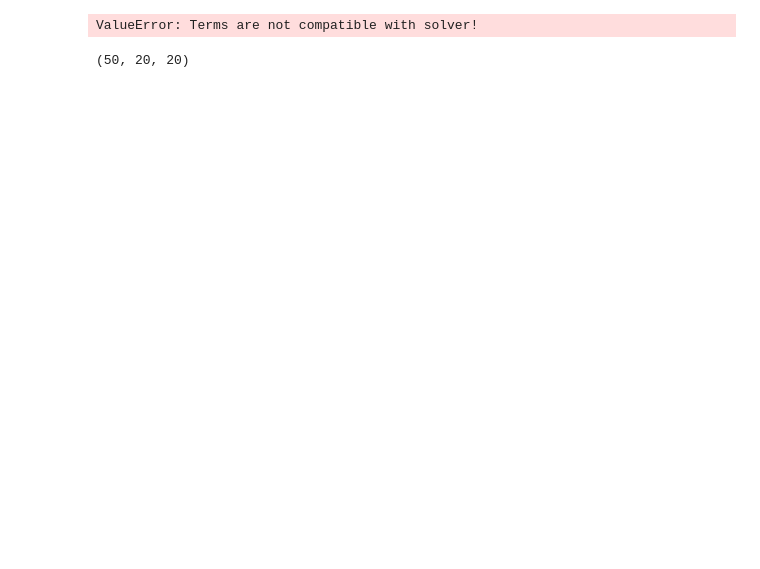
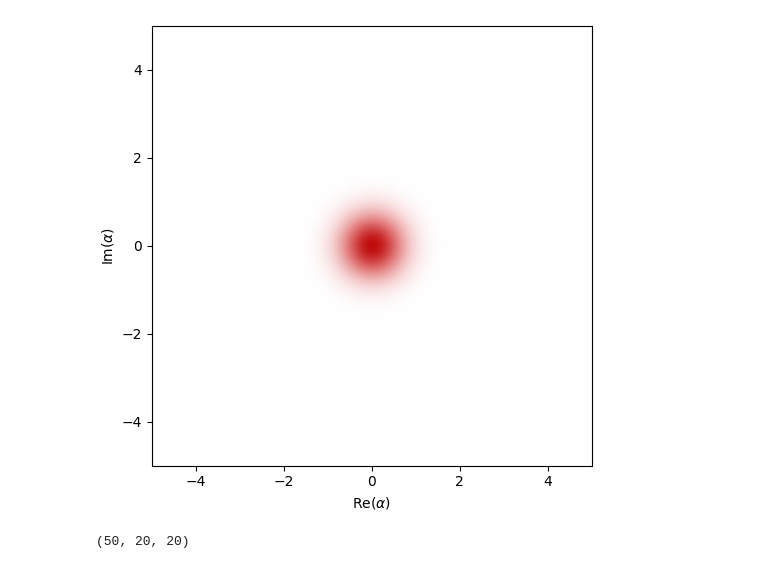
Before and after one commit to iQuHACK/2025-Alice-and-Bob, a Jupyter notebook: submission/Zeroth-NetWork/1-3.ipynb, the cells around one changed output. Drawn from its saved outputs; the diff is of its cells as text; code cells hidden in the pictures; blank space fills up the shorter version.

```diff
--- a/submission/Zeroth-NetWork/1-3.ipynb
+++ b/submission/Zeroth-NetWork/1-3.ipynb
@@ -33,23 +33,24 @@ alpha = jnp.sqrt(-eps/g2)
 
 omega = 1.0  # detuning
 T = 4
+T_z = 4
 t_save = jnp.linspace(0, T, 50)  # save times
 
-H_d = dq.modulated(lambda t: jnp.pi*t/(4*alpha*T) , (dq.dag(a) + a))
+H_d = dq.modulated(lambda t: jnp.pi*t/(8*alpha*T_z) , (dq.dag(a) + a))
 
 H = H_0 + H_d
 # %%
 
 
 
-res = dq.mesolve(H_first, [jnp.sqrt(Kb)*b], psi0, t_save)
+res = dq.mesolve(H, [jnp.sqrt(Kb)*b], psi0, t_save)
 
 trace_a = dq.ptrace(res.states, 0,res.states.dims) # trace of a
 
 dq.plot.wigner_gif(trace_a, fps=120)
 # dq.plot.wigner_gif(res.states)
 # %% [output]
-ValueError: Terms are not compatible with solver!
+[figure, added]
 # %%
 # Show the plot
 trace_a.shape
```
